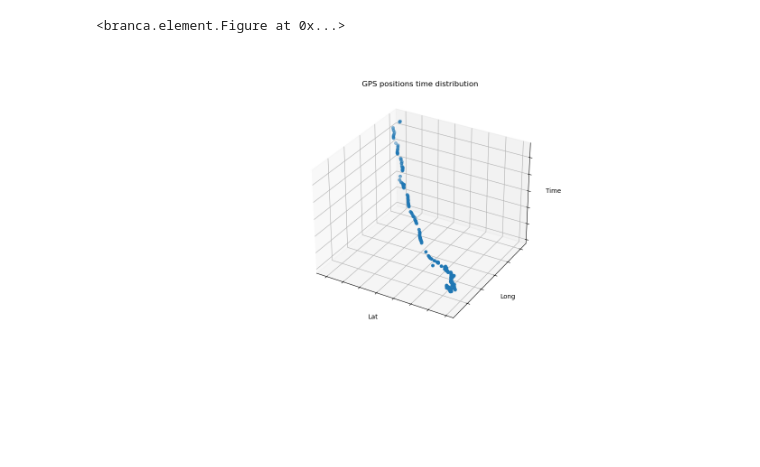
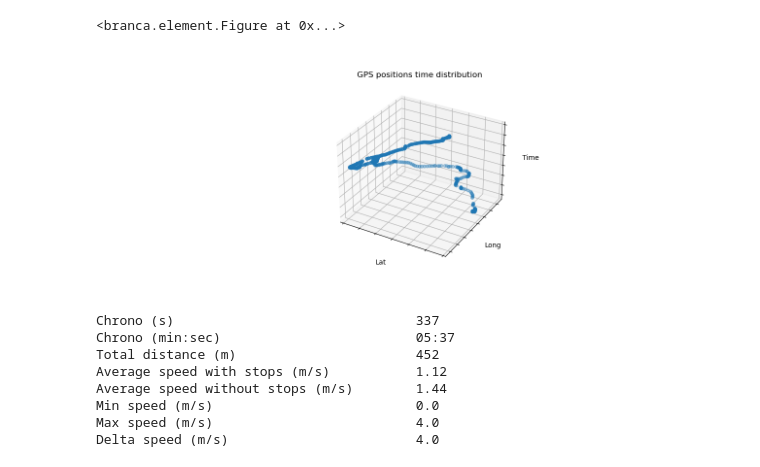
Before and after one commit to severinferard/dora-notebooks, a Jupyter notebook: analysis.ipynb, the cells around one changed output. Drawn from its saved outputs; the diff is of its cells as text; code cells hidden in the pictures; blank space fills up the shorter version.

Commit message:
added stop detection

```diff
--- a/analysis.ipynb
+++ b/analysis.ipynb
@@ -22,0 +105,27 @@ STUDENT = "61e6cece123b33069fe67847"
+# %%
+def dist(x1, y1, x2, y2):
+    return np.sqrt((x2 - x1)**2 + (y2 - y1)**2)
+
+sdf['dist'] = dist(sdf.loc[1:, 'X'], sdf.loc[1:, 'Y'], sdf["X"].shift(), sdf["Y"].shift())
+
+# Calculate relative time between each point (s)
+sdf['dt'] = (sdf.loc[1:, 'TS'] - sdf.TS.shift()) / 1000
+
+# Calculate relative speed between each point (m/s)
+sdf['speed'] = sdf['dist'] / sdf['dt']
+
+
+
+display(sdf)
+
+TIME_FORMATTER = matplotlib.ticker.FuncFormatter(lambda ms, x: time.strftime('%M:%S', time.gmtime(ms // 1000)))
+
+# Draw the plots
+fig, ax = plt.subplots(2, 1, sharex=True)
+fig.suptitle("Raw data")
+ax[0].plot(sdf['TS'], sdf['dist'])
+ax[0].set_ylabel("Dist (m)")
+ax[1].plot(sdf['TS'], sdf['speed'])
+ax[1].set_ylabel("Speed (m.s-1)")
+ax[1].set_xlabel("Time (s)")
+ax[0].xaxis.set_major_formatter(TIME_FORMATTER)
@@ -106,14 +464,20 @@ beacons_df
 # %%
+BEACON_RADIUS_M = 10
+points_arr =  list(zip(sdf["LAT"], sdf["LONG"], sdf["TS"]))
+
 # format the beacon data to feed into the evaluate_beacon() function
 beacon_dict = [{"id": b[0], "name": b[0], "coords": [b[2], b[1]]} for b in BEACONS]
 
-results = evaluate_beacon(clean_positions, beacon_dict, BEACON_RADIUS_M=8)
-print(results)
+results = evaluate_beacon(points_arr, beacon_dict, BEACON_RADIUS_M=BEACON_RADIUS_M)
 
 # Copy the results to the dataframe
 for beacon in results:
     for key, val in beacon.items():
         if key == "coords": continue
         beacons_df.loc[beacons_df['id'] == beacon["id"], key] = val
-beacons_df
+
+beacons_df.style.applymap(
+    lambda val: 'color: green' if val else 'color: red',
+    subset=['valided']
+    )
 # %% [output]
@@ -215,19 +599,46 @@ f
 # %%
 fig = plt.figure()
 ax = fig.add_subplot(projection='3d')
 
-xs = [p[0] for p in clean_positions]
-ys = [p[1] for p in clean_positions]
-zs = [p[2] for p in clean_positions]
+xs = [p[0] for p in points_arr]
+ys = [p[1] for p in points_arr]
+zs = [p[2] for p in points_arr]
 ax.scatter(xs, ys, zs, marker='o')
 ax.xaxis.set_ticklabels([])
 ax.yaxis.set_ticklabels([])
 ax.zaxis.set_ticklabels([])
 ax.set_xlabel('Lat')
 ax.set_ylabel('Long')
 ax.set_zlabel('Time')
 ax.set_title("GPS positions time distribution")
 
 plt.show()
 # %% [output]
-[figure, old version]
+[figure, new version]
+# %%
+chrono_s = (sdf["TS"].iloc[-1] - sdf["TS"].iloc[0]) // 1000
+chrono_formatted = time.strftime('%M:%S', time.gmtime(chrono_s))
+total_dist = round(sdf["dist"].sum())
+avg_speed_with_stops = round(sdf["speed"].mean(), 2)
+avg_speed_without_stops = round(sdf[sdf["IS_STOPED"] == False]["speed"].mean(), 2)
+min_speed = round(sdf["speed"].min(), 3)
+max_speed = round(sdf["speed"].max(), 3)
+delta_speed = max_speed - min_speed
+
+print(f'{"Chrono (s)" :40} {chrono_s}')
+print(f'{"Chrono (min:sec)" :40} {chrono_formatted}')
+print(f'{"Total distance (m)" :40} {total_dist}')
+print(f'{"Average speed with stops (m/s)" :40} {avg_speed_with_stops}')
+print(f'{"Average speed without stops (m/s)" :40} {avg_speed_without_stops}')
+print(f'{"Min speed (m/s)" :40} {min_speed}')
+print(f'{"Max speed (m/s)" :40} {max_speed}')
+print(f'{"Delta speed (m/s)" :40} {delta_speed}')
+# %% [output]
+Chrono (s)                               337
+Chrono (min:sec)                         05:37
+Total distance (m)                       452
+Average speed with stops (m/s)           1.12
+Average speed without stops (m/s)        1.44
+Min speed (m/s)                          0.0
+Max speed (m/s)                          4.0
+Delta speed (m/s)                        4.0
```
Also changed, not shown: parts of 17 cells of this notebook, 2 other files.
